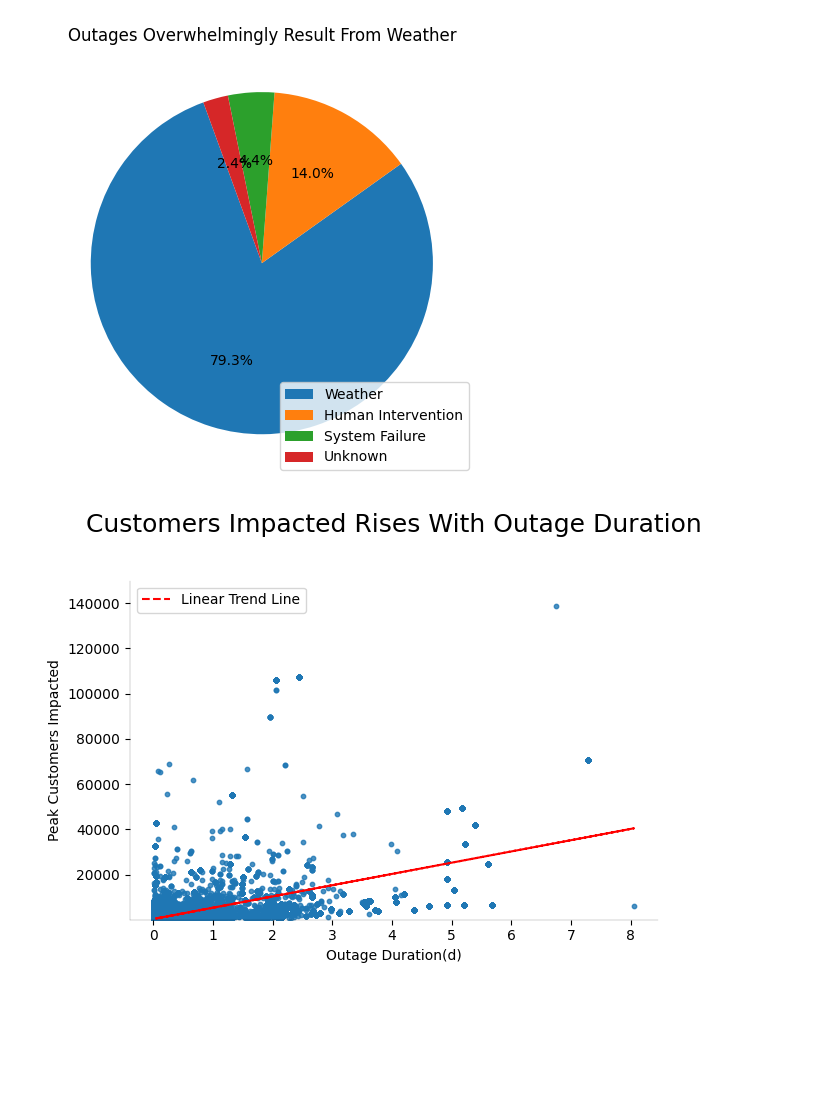
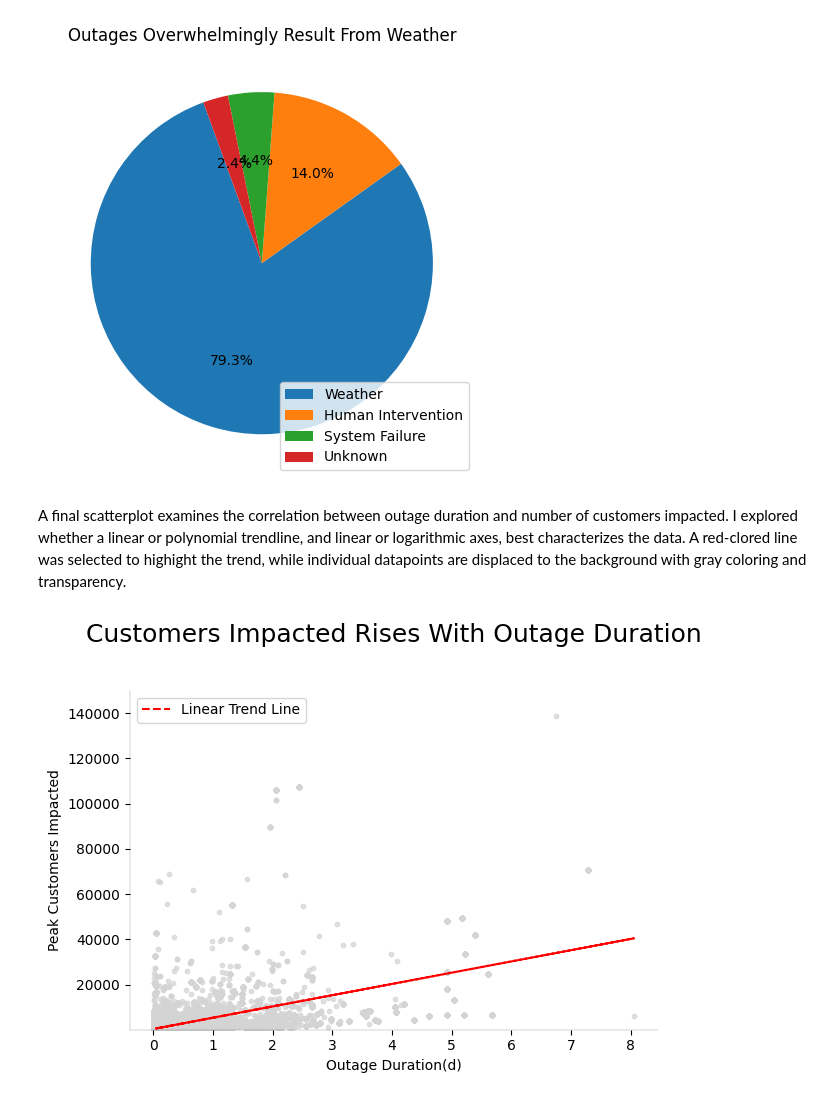
Before and after one commit to jessegarrido/usa-electrical-outages, a Jupyter notebook: Notebooks/usa-electrical-outages.ipynb, the cells around one changed output. Cells and saved outputs as stored; diff of their text form; code cells hidden in the pictures; blank space fills up the shorter version.

```diff
--- a/Notebooks/usa-electrical-outages.ipynb
+++ b/Notebooks/usa-electrical-outages.ipynb
@@ -65,4 +62,0 @@ dtype: int64
-# %%
-df['Duration(d)'] = round(df['duration']/24,1)
-df.rename(columns={'duration':'Duration(h)'},inplace=True)
-df['Duration(d)'].describe().round(1)
@@ -317,43 +297,41 @@ plt.tight_layout()
 plt.show()
 # %% [output]
 [figure]
+# %% [markdown]
+A final scatterplot examines the correlation between outage duration and number of customers impacted. I explored whether a linear or polynomial trendline, and linear or logarithmic axes, best characterizes the data. A red-clored line was selected to highight the trend, while individual datapoints are displaced to the background with gray coloring and transparency.
 # %%
 plt.Figure(figsize=(10,6))
-
-#
-
-#colors = ["#18AF75" if genre == featured_genre else "#FFF6F6" for genre in spotify_df["Genre"]]
 # Calculate the best-fit line
 x=df["Duration(h)"]/24
 y=df["max_customers"]
 z = np.polyfit(x,y , 1)
 p = np.poly1d(z)
 plt.scatter(
             x,
             y,
-            #color = colors,
-            alpha = 0.8,
+            color = "#D4D4D4",
+            alpha = 0.7,
             s = 10
             )
 plt.plot(x, p(x), "r--", label="Linear Trend Line")  # 'r--' is for a red dashed line
 plt.ylim(1, 150000)
 plt.xlabel("Outage Duration(d)")
 plt.ylabel("Peak Customers Impacted")
 
 ax = plt.gca()
 ax.spines["top"].set_visible(False)
 ax.spines["right"].set_visible(False)
 #ax.set_xscale('log')
 #ax.set_yscale('log')
 
 ax.set_title("Customers Impacted Rises With Outage Duration", fontsize = 18, pad=35)
 
 for spine in ax.spines.values():
     spine.set_linewidth(0.25)
     spine.set_alpha(0.5)
 plt.tight_layout()
 plt.savefig("../plots/NumberImpactedVDuration.png")
 plt.legend()
 plt.show()
 # %% [output]
-[figure, old version]
+[figure, new version]
```
Also changed, not shown: parts of 12 cells of this notebook, 8 other files.
